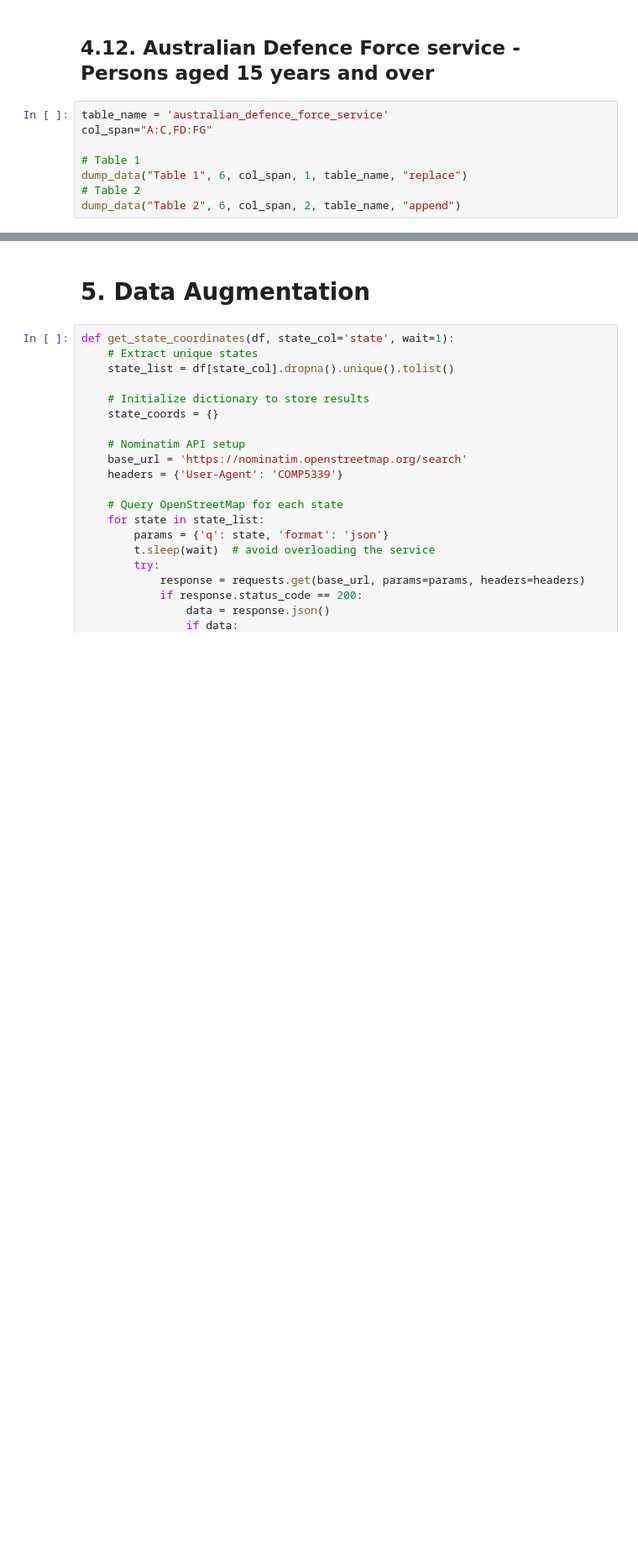
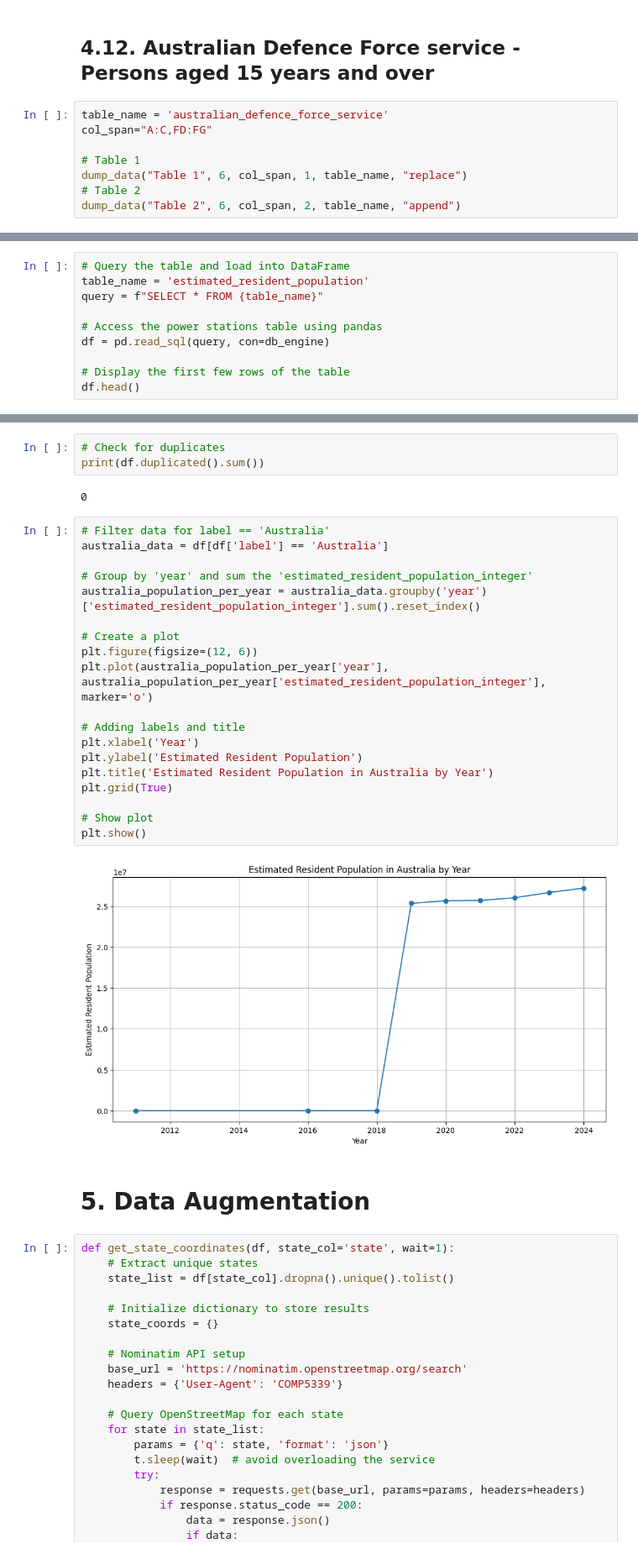
Before and after one commit to mnaufaldr01/de-assignment-1, a Jupyter notebook: assignment1.ipynb, the cells around one changed output, grey strips where cells are left out. Shown: that part at 84% size. Drawn from its saved outputs; the diff is of its cells as text; blank space fills up the shorter version.

```diff
--- a/assignment1.ipynb
+++ b/assignment1.ipynb
@@ -522,0 +788,10 @@ dump_data("Table 2", 6, col_span, 2, table_name, "append")
+# %%
+# Query the table and load into DataFrame
+table_name = 'estimated_resident_population'
+query = f"SELECT * FROM {table_name}"
+
+# Access the power stations table using pandas
+df = pd.read_sql(query, con=db_engine)
+
+# Display the first few rows of the table
+df.head()
@@ -523,3 +841,29 @@ dump_data("Table 2", 6, col_span, 2, table_name, "append")
+# %%
+# Check for duplicates
+print(df.duplicated().sum())
+# %% [output]
+0
+# %%
+# Filter data for label == 'Australia'
+australia_data = df[df['label'] == 'Australia']
+
+# Group by 'year' and sum the 'estimated_resident_population_integer'
+australia_population_per_year = australia_data.groupby('year')['estimated_resident_population_integer'].sum().reset_index()
+
+# Create a plot
+plt.figure(figsize=(12, 6))
+plt.plot(australia_population_per_year['year'], australia_population_per_year['estimated_resident_population_integer'], marker='o')
+
+# Adding labels and title
+plt.xlabel('Year')
+plt.ylabel('Estimated Resident Population')
+plt.title('Estimated Resident Population in Australia by Year')
+plt.grid(True)
+
+# Show plot
+plt.show()
+# %% [output]
+[figure, added]
 # %% [markdown]
 # 5. Data Augmentation
 # %%
```
Also changed, not shown: parts of 39 cells of this notebook.
